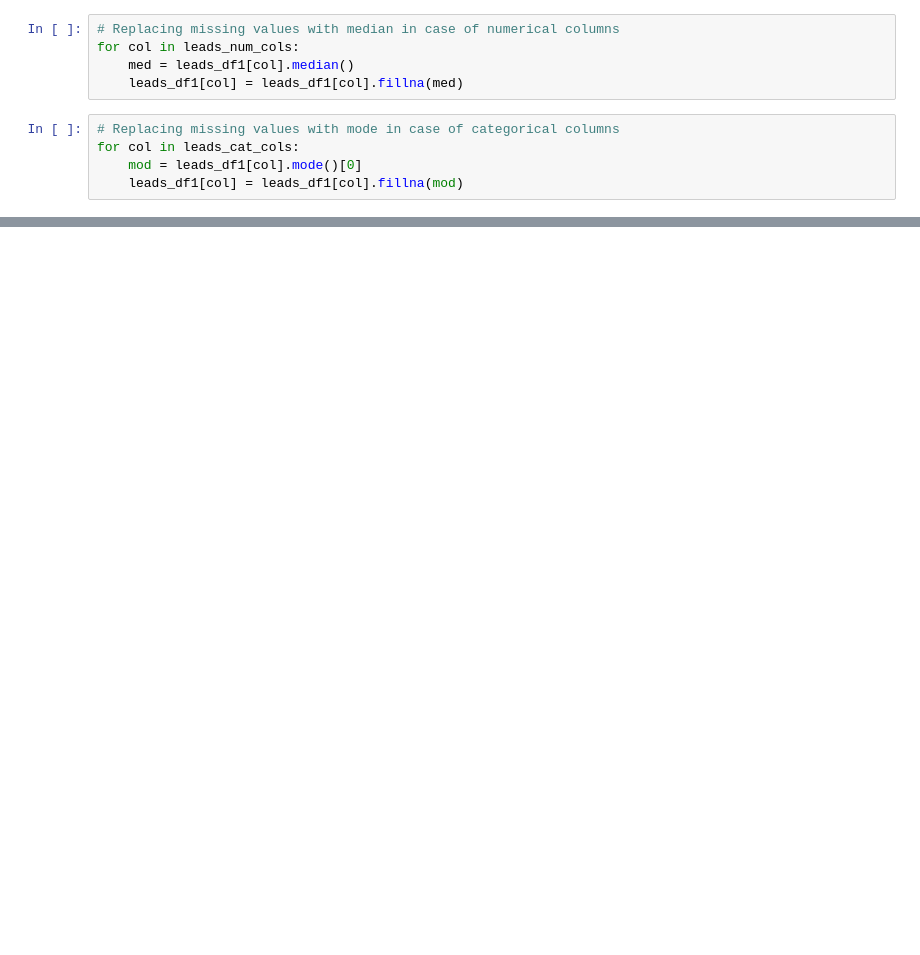
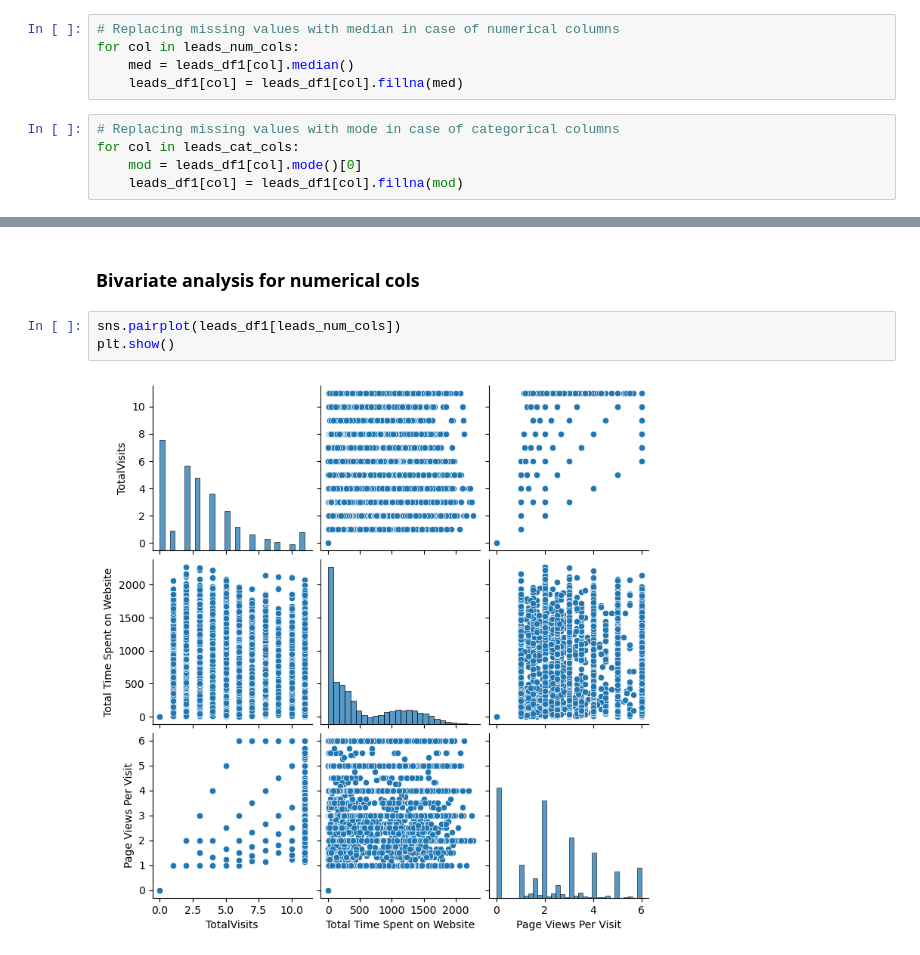
Before and after one commit to nishantgaurav-tech/leadscoring_cs, a Jupyter notebook: Case_Study_NishantG_ParulC_NishantA.ipynb, the cells around one changed output, grey strips where cells are left out. Saved outputs shown, nothing was run; the diff lists cells and outputs as text; blank space fills up the shorter version.

```diff
--- a/Case_Study_NishantG_ParulC_NishantA.ipynb
+++ b/Case_Study_NishantG_ParulC_NishantA.ipynb
@@ -241,0 +297,7 @@ dtype: float64
+# %% [markdown]
+### Bivariate analysis for numerical cols
+# %%
+sns.pairplot(leads_df1[leads_num_cols])
+plt.show()
+# %% [output]
+[figure, added]
```
Also changed, not shown: parts of 179 cells of this notebook.
